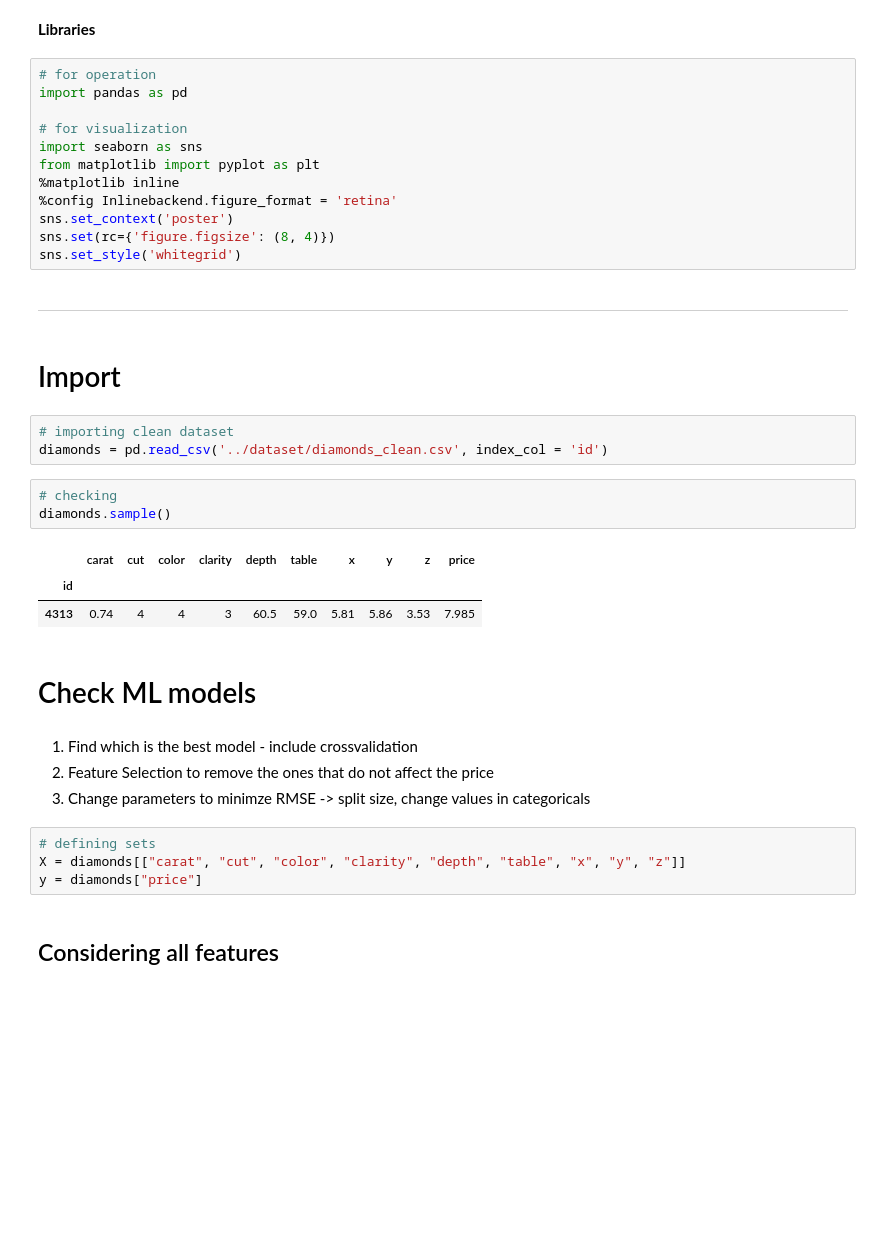
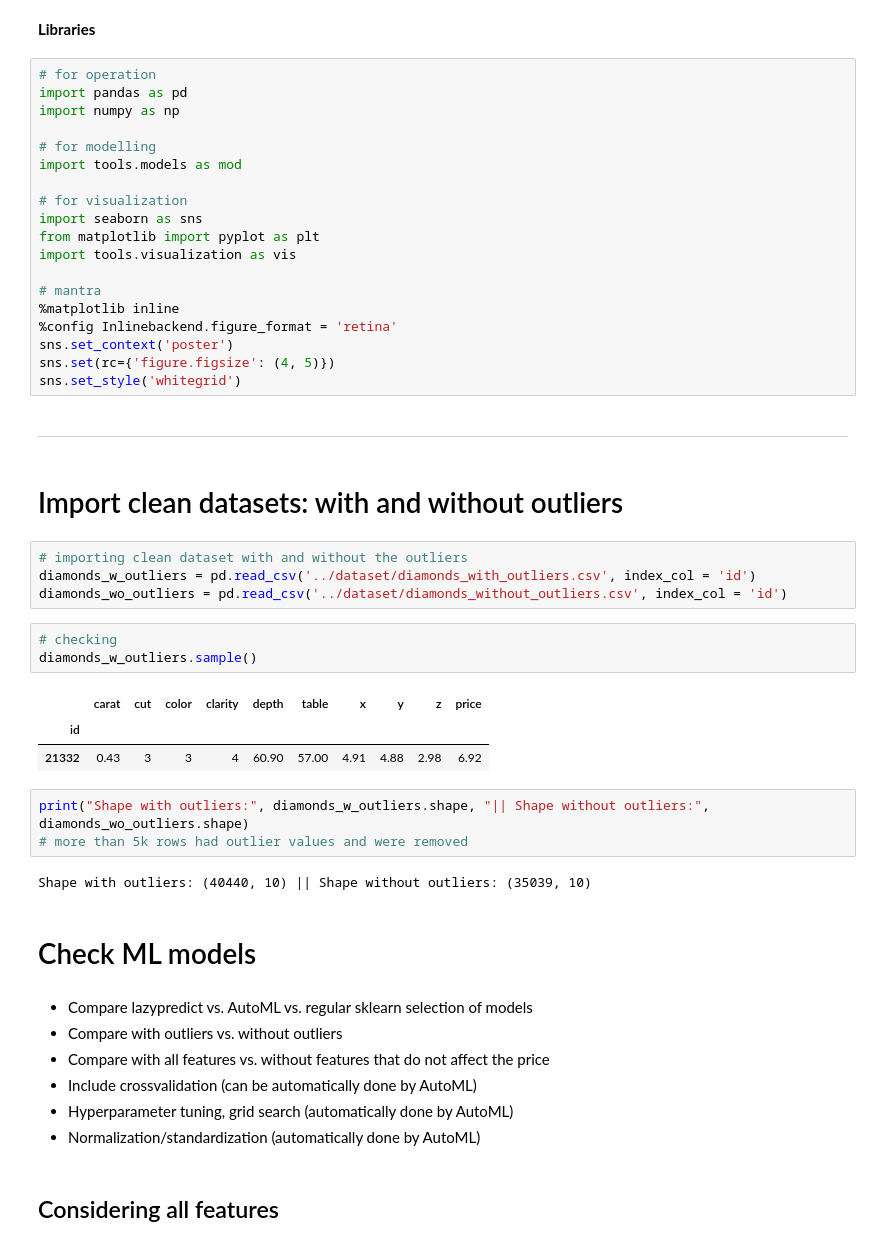
Before and after one commit to mplanasgit/project-5, a Jupyter notebook: src/prediction.ipynb, the cells around one changed output. Cells and saved outputs as stored; diff of their text form; blank space fills up the shorter version.

Commit message:
added models jupyer

```diff
--- a/src/prediction.ipynb
+++ b/src/prediction.ipynb
@@ -5,39 +5,51 @@
 # %%
 # for operation
 import pandas as pd
+import numpy as np
+
+# for modelling
+import tools.models as mod
 
 # for visualization
 import seaborn as sns
 from matplotlib import pyplot as plt
+import tools.visualization as vis
+
+# mantra
 %matplotlib inline
 %config Inlinebackend.figure_format = 'retina'
 sns.set_context('poster')
-sns.set(rc={'figure.figsize': (8, 4)})
+sns.set(rc={'figure.figsize': (4, 5)})
 sns.set_style('whitegrid')
 # %% [markdown]
 ---
 # %% [markdown]
-# Import
+# Import clean datasets: with and without outliers
 # %%
-# importing clean dataset
-diamonds = pd.read_csv('../dataset/diamonds_clean.csv', index_col = 'id')
+# importing clean dataset with and without the outliers
+diamonds_w_outliers = pd.read_csv('../dataset/diamonds_with_outliers.csv', index_col = 'id')
+diamonds_wo_outliers = pd.read_csv('../dataset/diamonds_without_outliers.csv', index_col = 'id')
 # %%
 # checking
-diamonds.sample()
+diamonds_w_outliers.sample()
 # %% [output]
 |  | carat | cut | color | clarity | depth | table | x | y | z | price |
 | id |  |  |  |  |  |  |  |  |  |  |
-| 4313 | 0.74 | 4 | 4 | 3 | 60.5 | 59.0 | 5.81 | 5.86 | 3.53 | 7.985 |
+| 21332 | 0.43 | 3 | 3 | 4 | 60.90 | 57.00 | 4.91 | 4.88 | 2.98 | 6.92 |
+# %%
+print("Shape with outliers:", diamonds_w_outliers.shape, "|| Shape without outliers:", diamonds_wo_outliers.shape)
+# more than 5k rows had outlier values and were removed
+# %% [output]
+Shape with outliers: (40440, 10) || Shape without outliers: (35039, 10)
 # %% [markdown]
 # Check ML models
 # %% [markdown]
-1. Find which is the best model - include crossvalidation
-2. Feature Selection to remove the ones that do not affect the price
-3. Change parameters to minimze RMSE -> split size, change values in categoricals
+- Compare lazypredict vs. AutoML vs. regular sklearn selection of models
+- Compare with outliers vs. without outliers
+- Compare with all features vs. without features that do not affect the price
+- Include crossvalidation (can be automatically done by AutoML)
+- Hyperparameter tuning, grid search (automatically done by AutoML)
+- Normalization/standardization (automatically done by AutoML)
-# %%
-# defining sets
-X = diamonds[["carat", "cut", "color", "clarity", "depth", "table", "x", "y", "z"]]
-y = diamonds["price"]
 # %% [markdown]
 ## Considering all features
 # %% [markdown]
```
Also changed, not shown: parts of 69 cells of this notebook.
